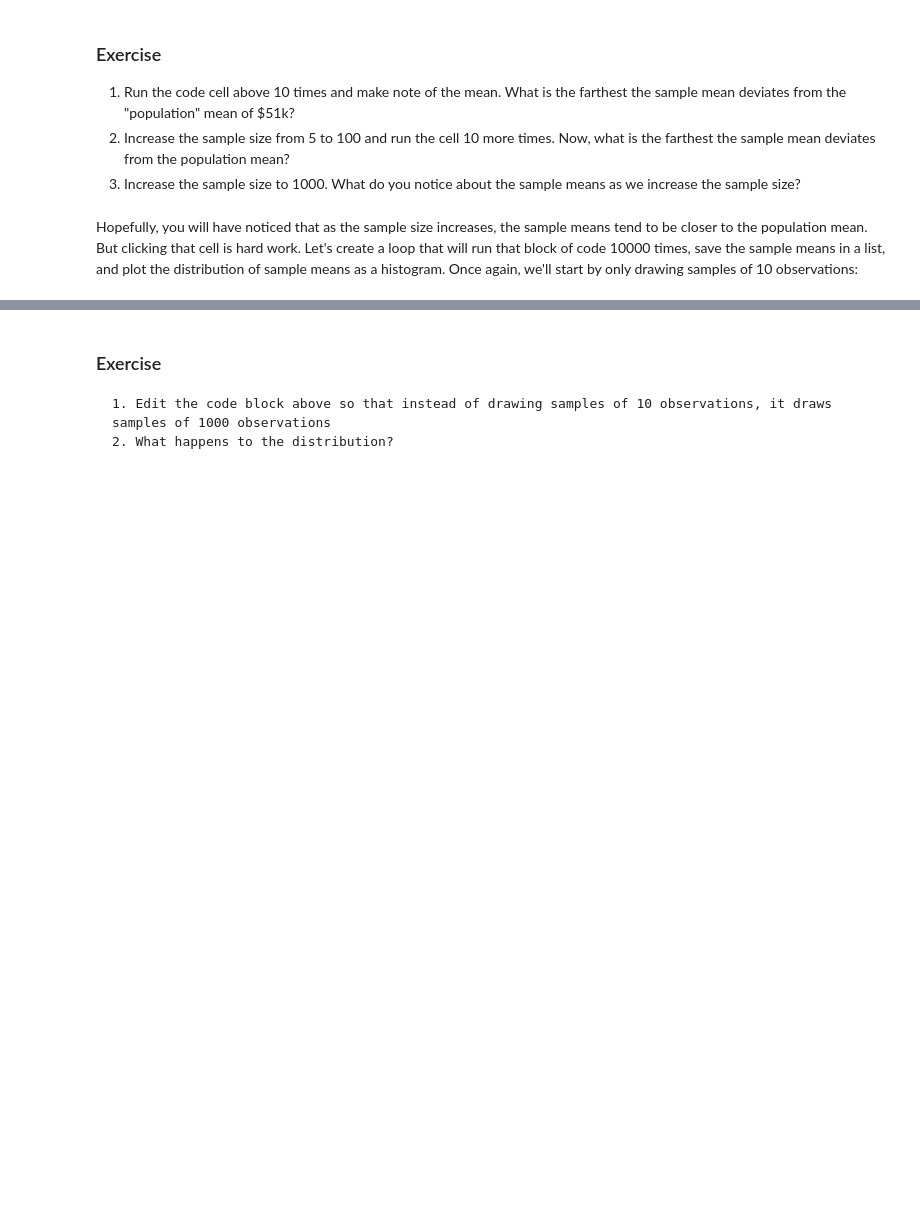
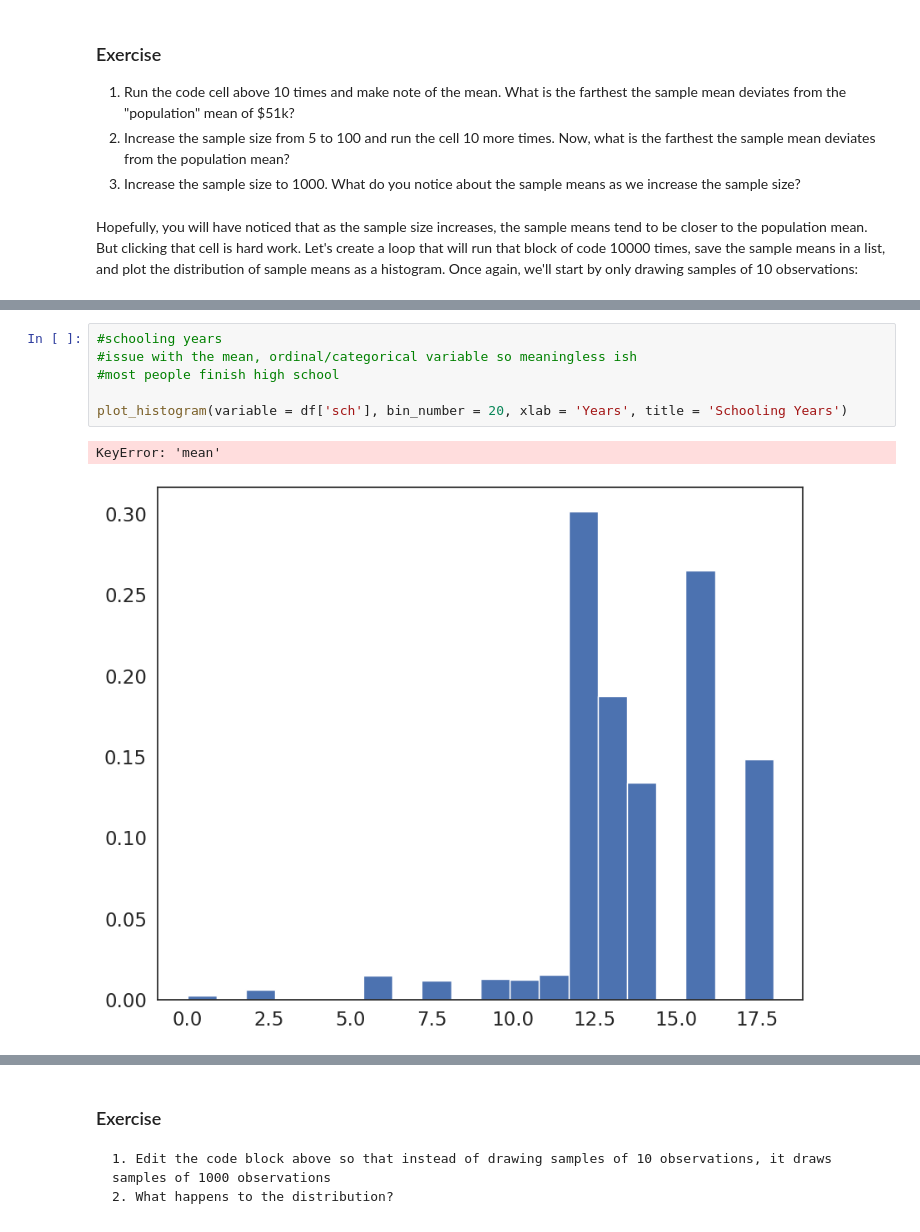
Before and after one commit to Trisken221/QM2, a Jupyter notebook: notebooks/W05. Distributions and Basic Statistics.ipynb, the cells around one changed output, grey strips where cells are left out. Drawn from its saved outputs; the diff is of its cells as text; blank space fills up the shorter version.

```diff
--- a/notebooks/W05. Distributions and Basic Statistics.ipynb
+++ b/notebooks/W05. Distributions and Basic Statistics.ipynb
@@ -378,0 +457,9 @@ plt.show()
+# %%
+#schooling years
+#issue with the mean, ordinal/categorical variable so meaningless ish
+#most people finish high school
+
+plot_histogram(variable = df['sch'], bin_number = 20, xlab = 'Years', title = 'Schooling Years')
+# %% [output]
+KeyError: 'mean'
+[figure, added]
```
Also changed, not shown: parts of 19 cells of this notebook.
